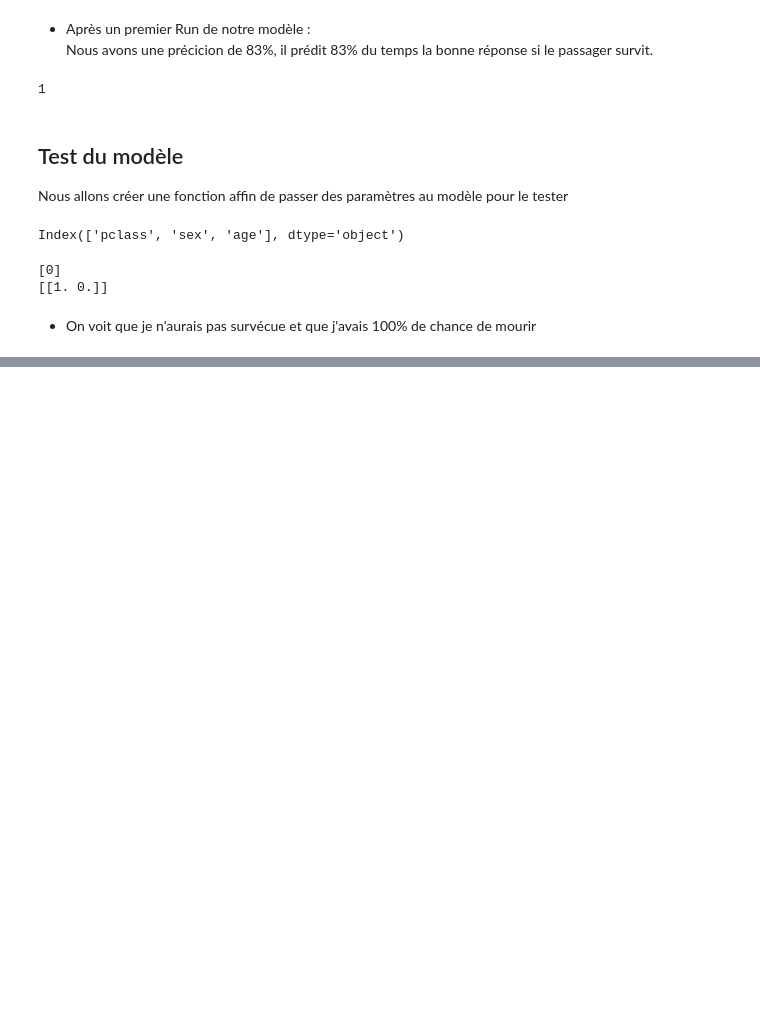
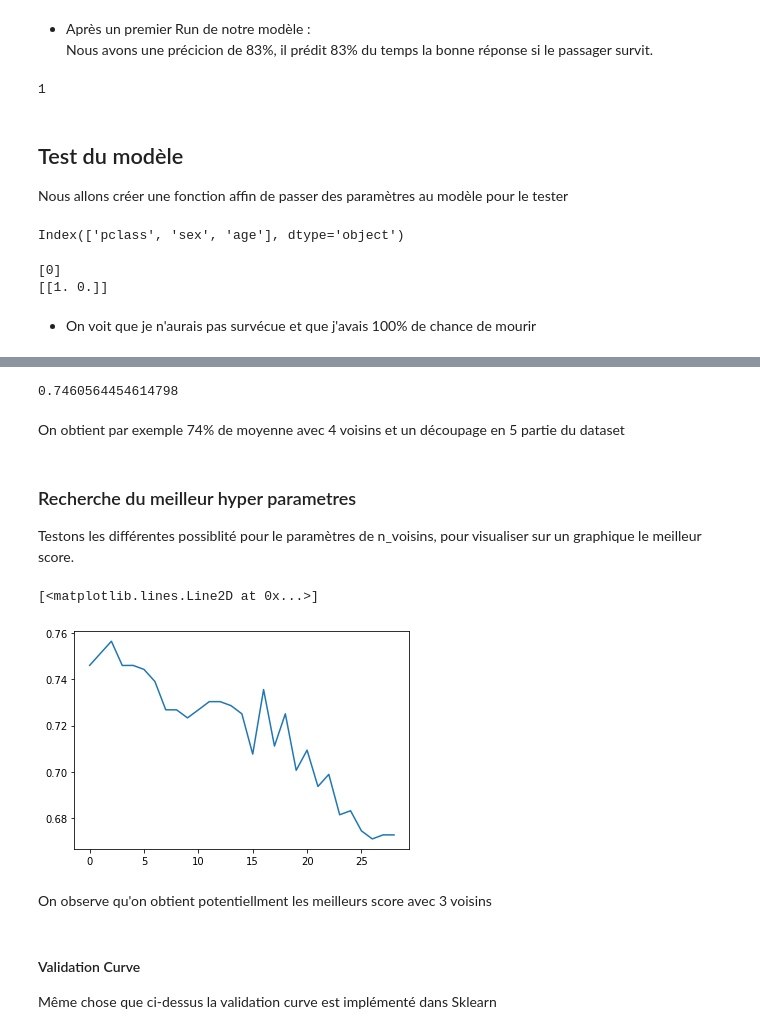
Before and after one commit to Syllaweg/Datascience_toolkit, a Jupyter notebook: MachineLearning/Supervised_learning/run_algo/K_Nearest_Neighbors.ipynb, the cells around one changed output, grey strips where cells are left out. Saved outputs shown, nothing was run; the diff lists cells and outputs as text; code cells hidden in the pictures; blank space fills up the shorter version.

```diff
--- a/MachineLearning/Supervised_learning/run_algo/K_Nearest_Neighbors.ipynb
+++ b/MachineLearning/Supervised_learning/run_algo/K_Nearest_Neighbors.ipynb
@@ -138,0 +184,2 @@ pred_person_survie(model)
+# %%
+model = KNeighborsClassifier(n_neighbors=4)
@@ -138,0 +203,26 @@ pred_person_survie(model)
+# %%
+cross_val_score(KNeighborsClassifier(4), x_train, y_train, cv=5, scoring='accuracy').mean()
+# %% [output]
+0.7460564454614798
+# %% [markdown]
+On obtient par exemple 74% de moyenne avec 4 voisins et un découpage en 5 partie du dataset
+# %% [markdown]
+### Recherche du meilleur hyper parametres
+
+Testons les différentes possiblité pour le paramètres de n_voisins, pour visualiser sur un graphique le meilleur score.
+# %%
+val_score = [] # liste poiur stocker les resultats
+
+for k in range(1, 30):
+    score = cross_val_score(KNeighborsClassifier(k), x_train, y_train, cv=5).mean()
+    val_score.append(score)
+
+plt.plot(val_score)
+# %% [output]
+[<matplotlib.lines.Line2D at 0x...>]
+[figure, added]
+# %% [markdown]
+On observe qu'on obtient potentiellment les meilleurs score avec 3 voisins
+# %% [markdown]
+#### Validation Curve
+Même chose que ci-dessus la validation curve est implémenté dans Sklearn
```
Also changed, not shown: parts of 42 cells of this notebook.
